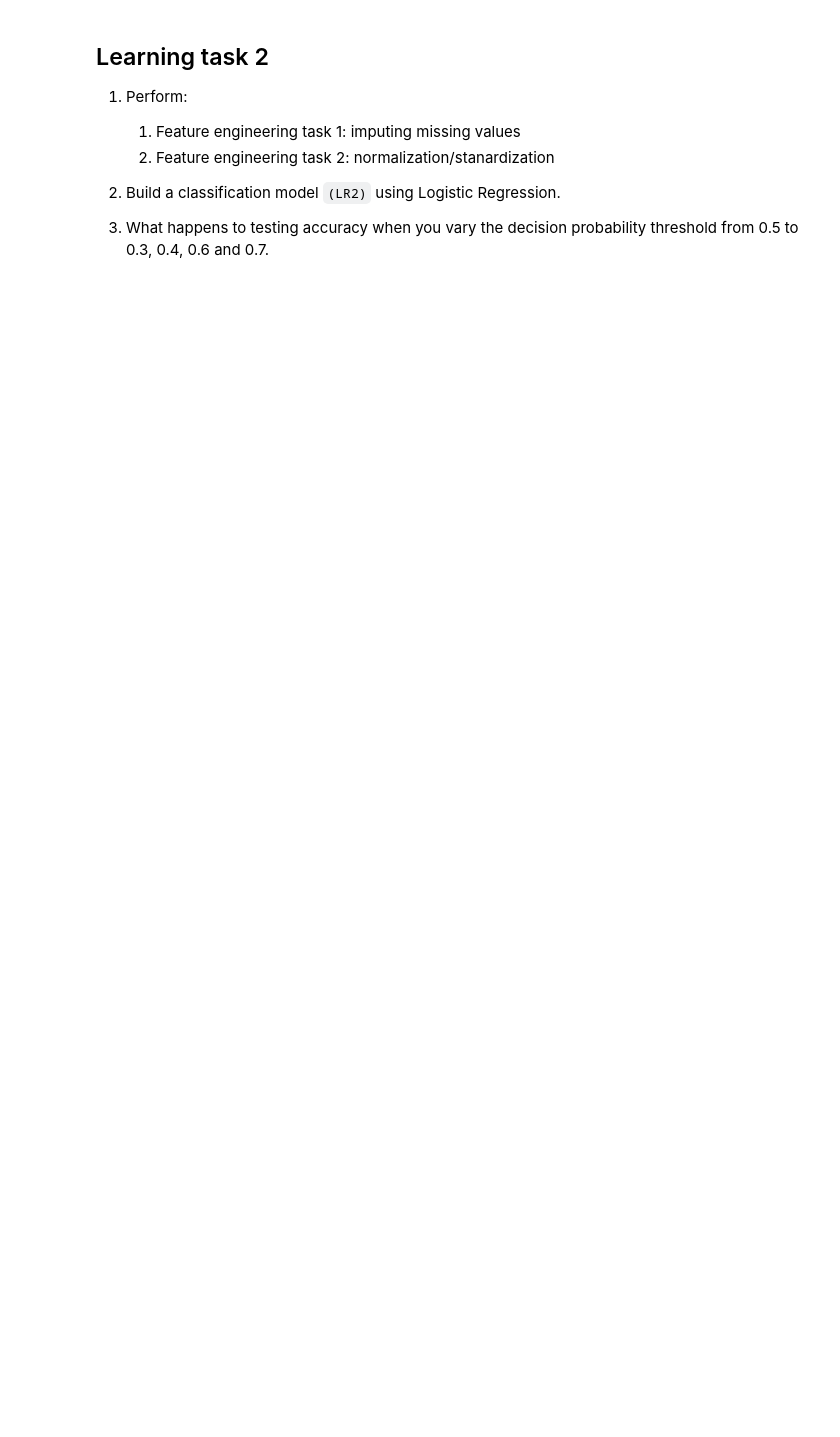
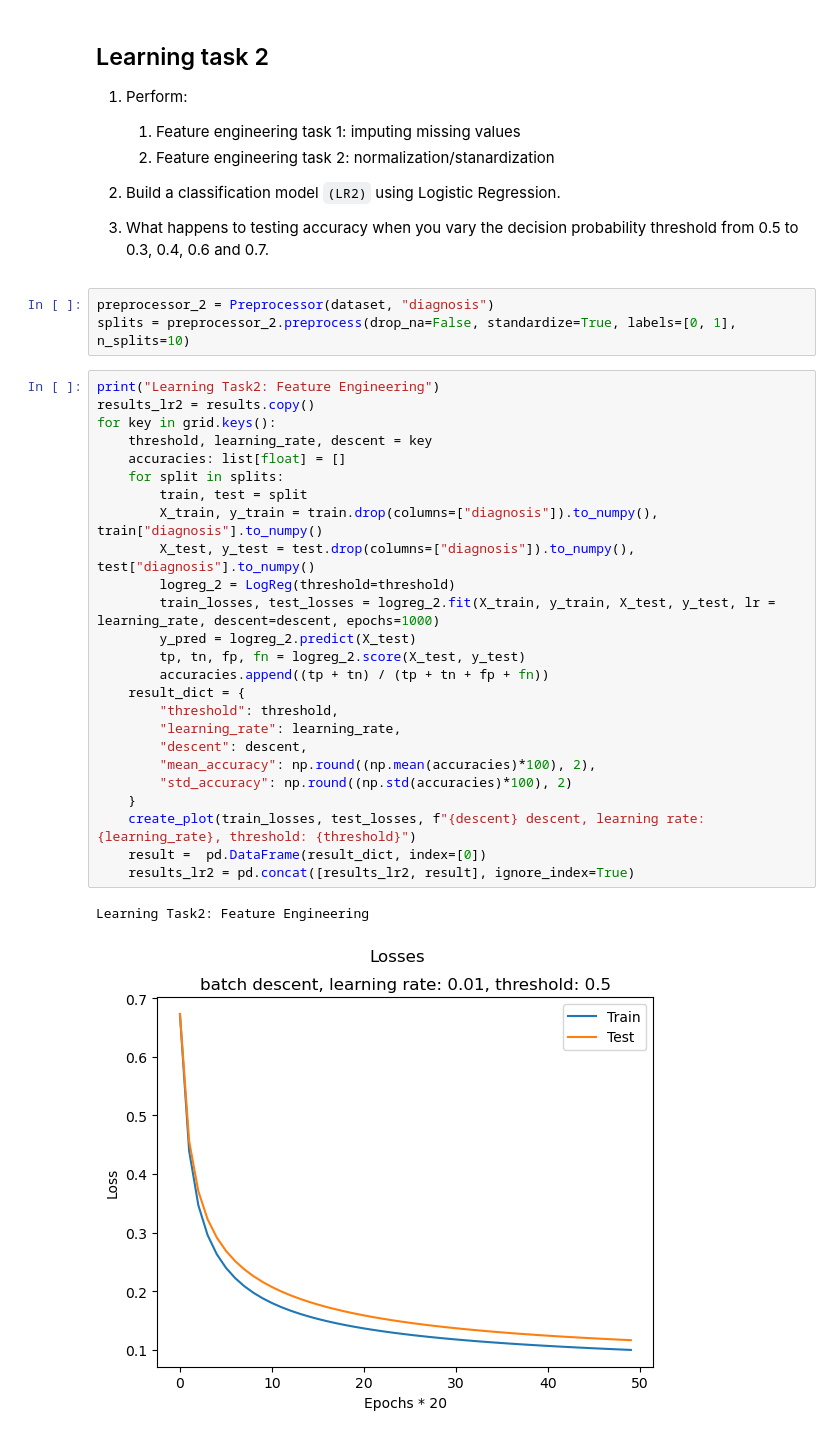
Before and after one commit to majimearun/ml-assignments, a Jupyter notebook: Assignment 1/Tasks/LogReg.ipynb, the cells around one changed output. Saved outputs shown, nothing was run; the diff lists cells and outputs as text; blank space fills up the shorter version.

```diff
--- a/Assignment 1/Tasks/LogReg.ipynb
+++ b/Assignment 1/Tasks/LogReg.ipynb
@@ -108,3 +99,34 @@ results
 2. Build a  classification  model  `(LR2)`  using  Logistic  Regression.
 
 3. What  happens  to  testing accuracy when you vary the  decision  probability threshold  from  0.5 to 0.3, 0.4,  0.6 and  0.7.
+# %%
+preprocessor_2 = Preprocessor(dataset, "diagnosis")
+splits = preprocessor_2.preprocess(drop_na=False, standardize=True, labels=[0, 1], n_splits=10)
+# %%
+print("Learning Task2: Feature Engineering")
+results_lr2 = results.copy()
+for key in grid.keys():
+    threshold, learning_rate, descent = key
+    accuracies: list[float] = []
+    for split in splits:
+        train, test = split
+        X_train, y_train = train.drop(columns=["diagnosis"]).to_numpy(), train["diagnosis"].to_numpy()
+        X_test, y_test = test.drop(columns=["diagnosis"]).to_numpy(), test["diagnosis"].to_numpy()
+        logreg_2 = LogReg(threshold=threshold)
+        train_losses, test_losses = logreg_2.fit(X_train, y_train, X_test, y_test, lr = learning_rate, descent=descent, epochs=1000)
+        y_pred = logreg_2.predict(X_test)
+        tp, tn, fp, fn = logreg_2.score(X_test, y_test)
+        accuracies.append((tp + tn) / (tp + tn + fp + fn))
+    result_dict = {
+        "threshold": threshold,
+        "learning_rate": learning_rate,
+        "descent": descent,
+        "mean_accuracy": np.round((np.mean(accuracies)*100), 2),
+        "std_accuracy": np.round((np.std(accuracies)*100), 2)
+    }
+    create_plot(train_losses, test_losses, f"{descent} descent, learning rate: {learning_rate}, threshold: {threshold}")
+    result =  pd.DataFrame(result_dict, index=[0])
+    results_lr2 = pd.concat([results_lr2, result], ignore_index=True)
+# %% [output]
+Learning Task2: Feature Engineering
+[figure, added]
```
Also changed, not shown: parts of 7 cells of this notebook.
